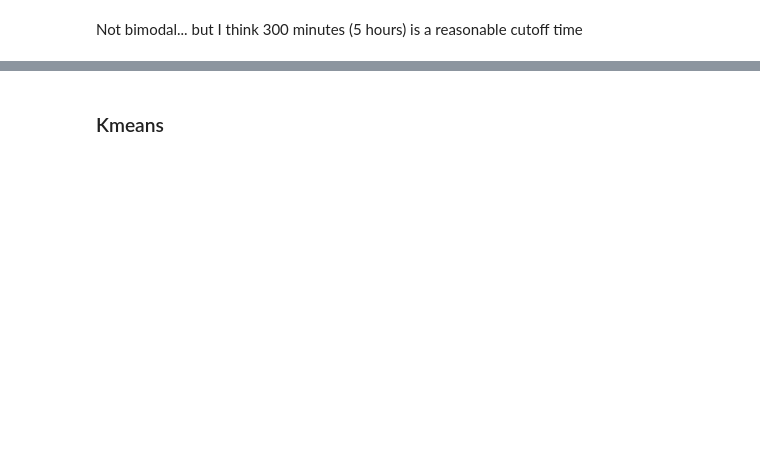
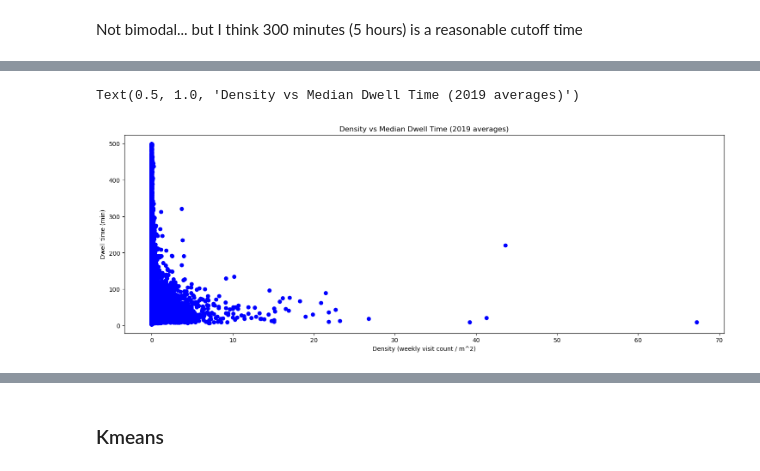
Before and after one commit to hwunrow/behavioral-safegraph, a Jupyter notebook: src/cluster_naics.ipynb, the cells around one changed output, grey strips where cells are left out. Cells and saved outputs as stored; diff of their text form; code cells hidden in the pictures; blank space fills up the shorter version.

```diff
--- a/src/cluster_naics.ipynb
+++ b/src/cluster_naics.ipynb
@@ -105,0 +187,3 @@ X = removed_outlier_df[['density','median_dwell']]
+# %%
+removed_outlier_df['start'] = pd.to_datetime(removed_outlier_df.start, format='%Y-%m-%d')
+removed_outlier_df['end'] = pd.to_datetime(removed_outlier_df.start, format='%Y-%m-%d')
@@ -105,0 +201,2 @@ X = removed_outlier_df[['density','median_dwell']]
+# %%
+df_2019 = removed_outlier_df.loc[(removed_outlier_df.start > '2019-01-01') & (removed_outlier_df.start < '2019-12-31'),:]
@@ -105,0 +213,2 @@ X = removed_outlier_df[['density','median_dwell']]
+# %%
+df_2019_mean = df_2019.groupby('node.placekey')['density', 'median_dwell'].mean()
@@ -106,2 +217,4 @@ X = removed_outlier_df[['density','median_dwell']]
+# %%
+X = df_2019_mean[['density','median_dwell']]
 # %%
 X.shape
@@ -113,5 +238,9 @@ mpl.rcParams['agg.path.chunksize'] = 6000000
 # %%
 plt.figure(figsize=(18,6))
 plt.plot(X.iloc[:,0], X.iloc[:,1], 'bo')
 plt.xlabel('Density (weekly visit count / m^2)')
 plt.ylabel('Dwell time (min)')
+plt.title('Density vs Median Dwell Time (2019 averages)')
+# %% [output]
+Text(0.5, 1.0, 'Density vs Median Dwell Time (2019 averages)')
+[figure, added]
```
Also changed, not shown: parts of 58 cells of this notebook.
